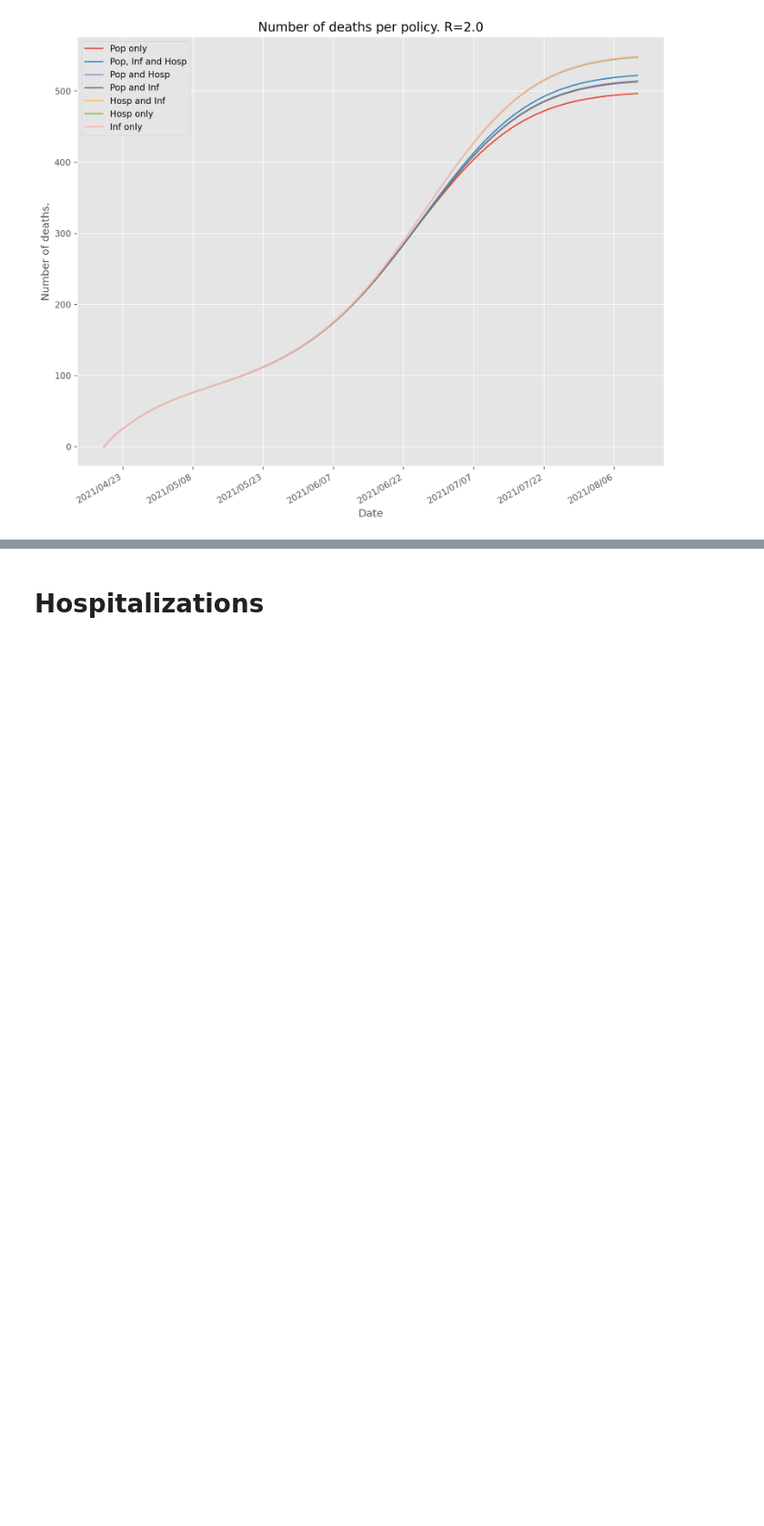
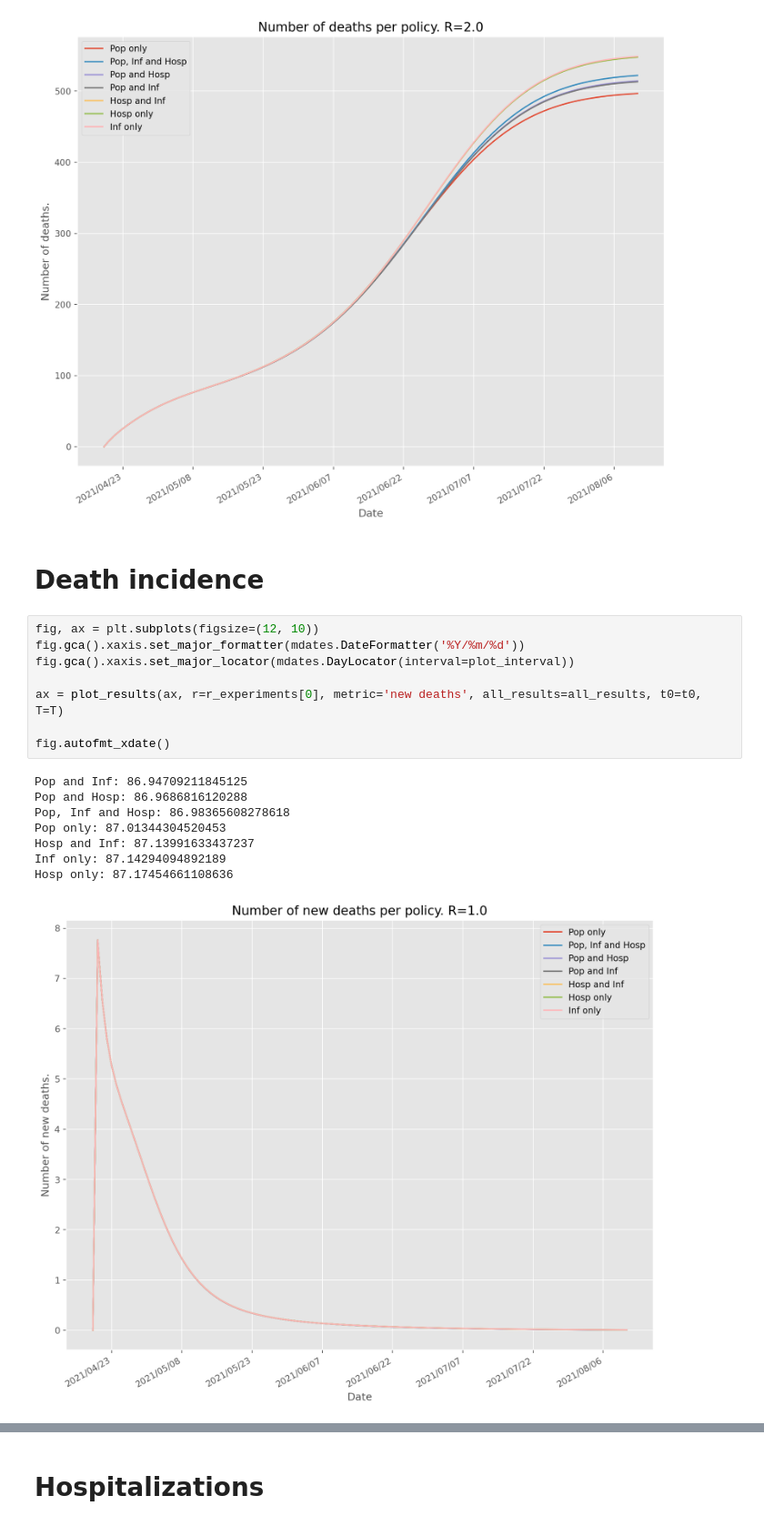
Before and after one commit to FINCoVID19/optimized_vaccination_finland, a Jupyter notebook: compare_vaccination_strategies.ipynb, the cells around one changed output, grey strips where cells are left out. Shown at 91% size. Saved outputs shown, nothing was run; the diff lists cells and outputs as text; blank space fills up the shorter version.

Commit message:
better plotting and new metric

```diff
--- a/compare_vaccination_strategies.ipynb
+++ b/compare_vaccination_strategies.ipynb
@@ -167,3 +167,22 @@ Hosp only: 547.7743890782638
 Hosp and Inf: 547.8205701981391
 Inf only: 548.8690722888034
 [figure]
+# %% [markdown]
+# Death incidence
+# %%
+fig, ax = plt.subplots(figsize=(12, 10))
+fig.gca().xaxis.set_major_formatter(mdates.DateFormatter('%Y/%m/%d'))
+fig.gca().xaxis.set_major_locator(mdates.DayLocator(interval=plot_interval))
+
+ax = plot_results(ax, r=r_experiments[0], metric='new deaths', all_results=all_results, t0=t0, T=T)
+
+fig.autofmt_xdate()
+# %% [output]
+Pop and Inf: 86.94709211845125
+Pop and Hosp: 86.9686816120288
+Pop, Inf and Hosp: 86.98365608278618
+Pop only: 87.01344304520453
+Hosp and Inf: 87.13991633437237
+Inf only: 87.14294094892189
+Hosp only: 87.17454661108636
+[figure, added]
```
Also changed, not shown: parts of 4 cells of this notebook, 2 other files.
